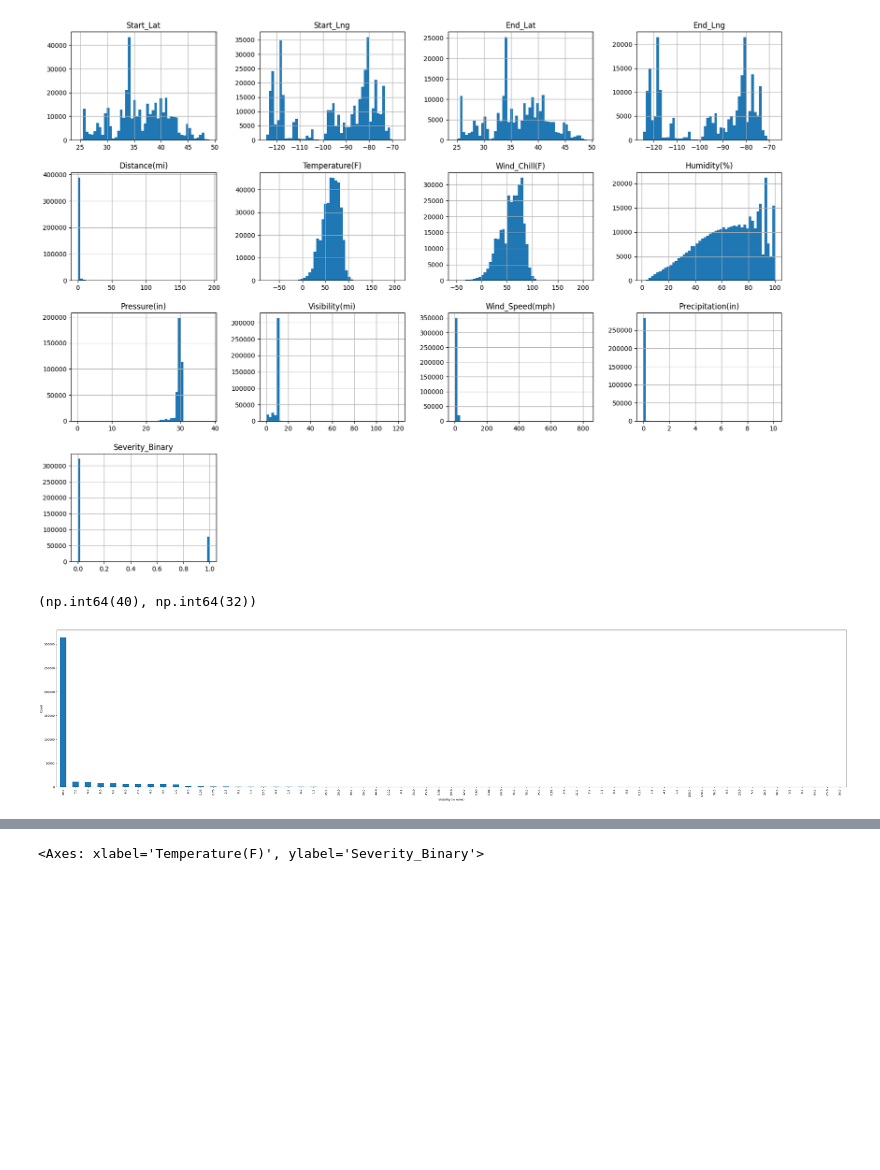
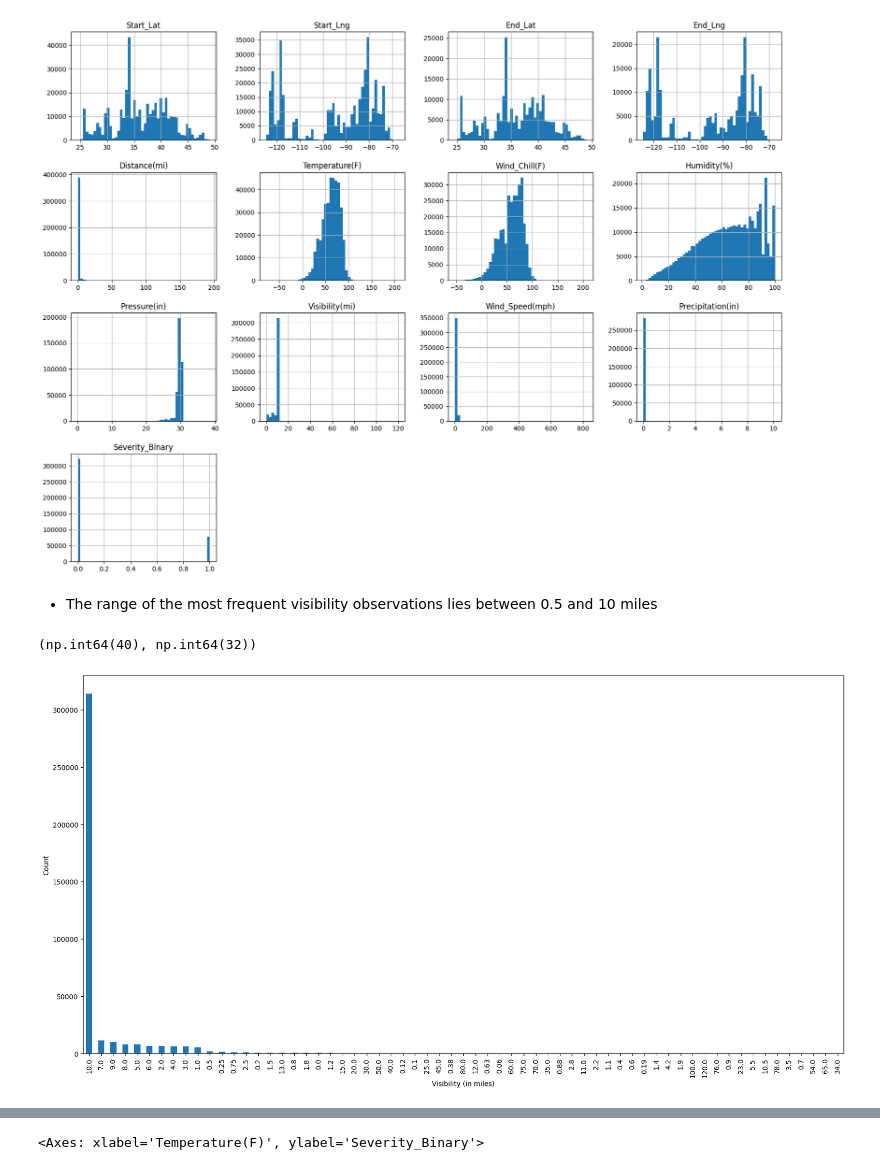
Before and after one commit to fuentesa02/MLFinalProject, a Jupyter notebook: Accidents.ipynb, the cells around one changed output, grey strips where cells are left out. Drawn from its saved outputs; the diff is of its cells as text; code cells hidden in the pictures; blank space fills up the shorter version.

```diff
--- a/Accidents.ipynb
+++ b/Accidents.ipynb
@@ -346,10 +505,0 @@ print(chi_scores_df.sort_values(by='Chi-Square Score', ascending=False))
-# %%
-from sklearn.feature_selection import VarianceThreshold
-
-# Remove features with low variance
-selector = VarianceThreshold(threshold=0.01)  # Adjust threshold as needed
-selector.fit(X_combined)
-
-# Features that passed the threshold
-low_variance_features = X_combined.columns[~selector.get_support()]
-print("Low variance features to drop:", low_variance_features)
@@ -426,16 +576,18 @@ array([[<Axes: title={'center': 'Start_Lat'}>,
        [<Axes: title={'center': 'Severity_Binary'}>, <Axes: >, <Axes: >,
         <Axes: >]], dtype=object)
 [figure]
+# %% [markdown]
+- The range of the most frequent visibility observations lies between 0.5 and 10 miles
 # %%
 # Look at the distribution of Visibility
 counts = data["Visibility(mi)"].value_counts()
-counts.plot.bar(figsize=(50, 10))
+counts.plot.bar(figsize=(20, 10))
 plt.xlabel("Visibility (in miles)")
 plt.ylabel("Count")
 ((counts / len(data) * 100) < 0.05).sum(), ((counts / len(data) * 100) < 0.005).sum()
 # %% [output]
 (np.int64(40), np.int64(32))
-[figure, old version]
+[figure, new version]
 # %%
 # Look at the distribution of Wind_Speed
 counts = data["Wind_Speed(mph)"].value_counts()
```
Also changed, not shown: parts of 54 cells of this notebook.
